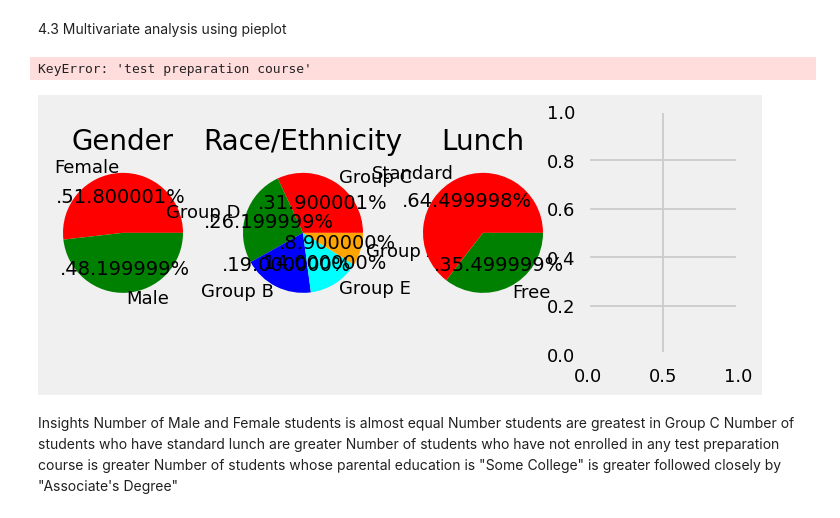
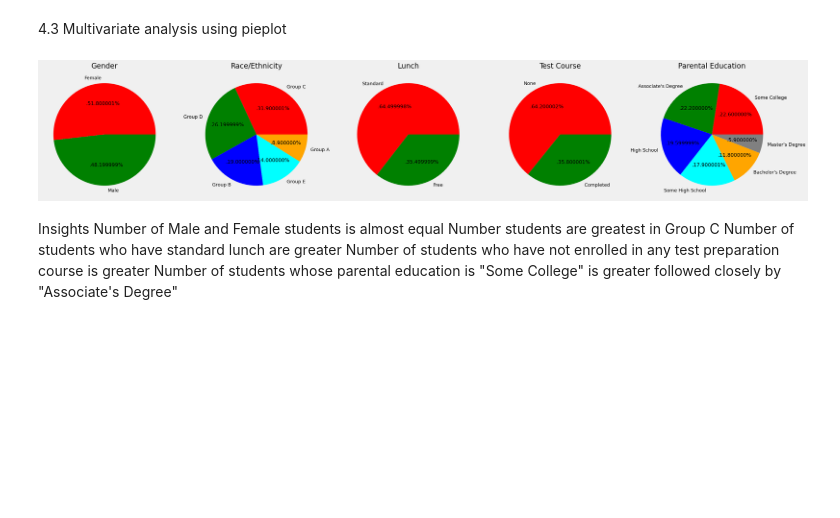
Before and after one commit to KusumVyas/mlproject, a Jupyter notebook: notebook/1. EDA STUDENT PERFORMANCE.ipynb, the cells around one changed output. Saved outputs shown, nothing was run; the diff lists cells and outputs as text; code cells hidden in the pictures; blank space fills up the shorter version.

```diff
--- a/notebook/1. EDA STUDENT PERFORMANCE.ipynb
+++ b/notebook/1. EDA STUDENT PERFORMANCE.ipynb
@@ -296,7 +295,7 @@ From the above three plots its clearly visible that most of the students score i
 # %% [markdown]
 4.3 Multivariate analysis using pieplot
 # %%
-plt.rcParams['figure.figsize'] = (10, 3)
+plt.rcParams['figure.figsize'] = (30, 12)
 
 plt.subplot(1, 5, 1)
 size = df['gender'].value_counts()
@@ -327,37 +326,36 @@ labels = 'Standard', 'Free'
 color = ['red','green']
 
 plt.pie(size, colors = color,labels = labels,autopct = '.%2f%%')
 plt.title('Lunch', fontsize = 20)
 plt.axis('off')
 
 
 plt.subplot(1, 5, 4)
-size = df['test preparation course'].value_counts()
+size = df['test_preparation_course'].value_counts()
 labels = 'None', 'Completed'
 color = ['red','green']
 
 plt.pie(size, colors = color,labels = labels,autopct = '.%2f%%')
 plt.title('Test Course', fontsize = 20)
 plt.axis('off')
 
 
 plt.subplot(1, 5, 5)
-size = df['parental level of education'].value_counts()
+size = df['parental_level_of_education'].value_counts()
 labels = 'Some College', "Associate's Degree",'High School','Some High School',"Bachelor's Degree","Master's Degree"
 color = ['red', 'green', 'blue', 'cyan','orange','grey']
 
 plt.pie(size, colors = color,labels = labels,autopct = '.%2f%%')
 plt.title('Parental Education', fontsize = 20)
 plt.axis('off')
 
 
 plt.tight_layout()
 plt.grid()
 
 plt.show()
 # %% [output]
-KeyError: 'test preparation course'
-[figure, old version]
+[figure, new version]
 # %% [markdown]
 Insights
 Number of Male and Female students is almost equal
```
Also changed, not shown: parts of 11 cells of this notebook, 6 other files.
